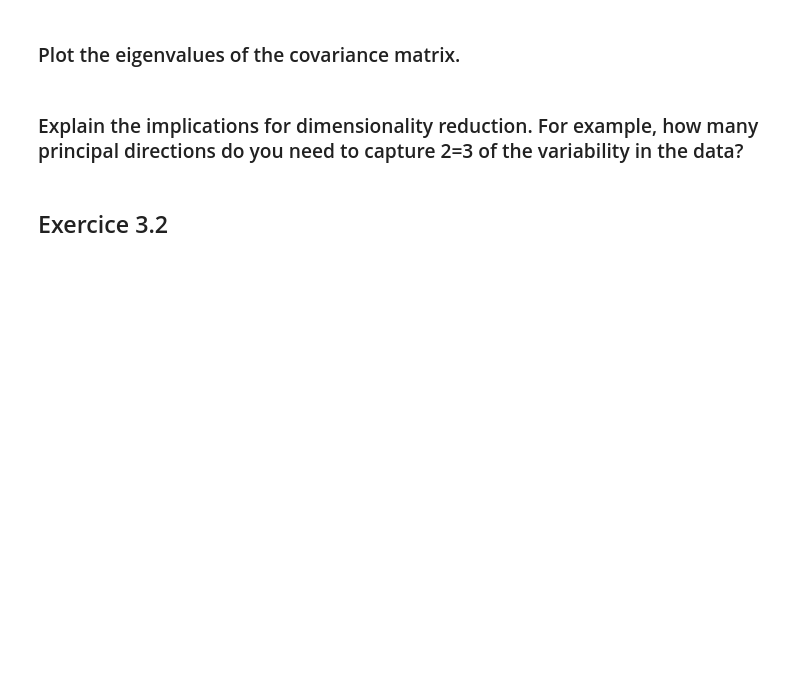
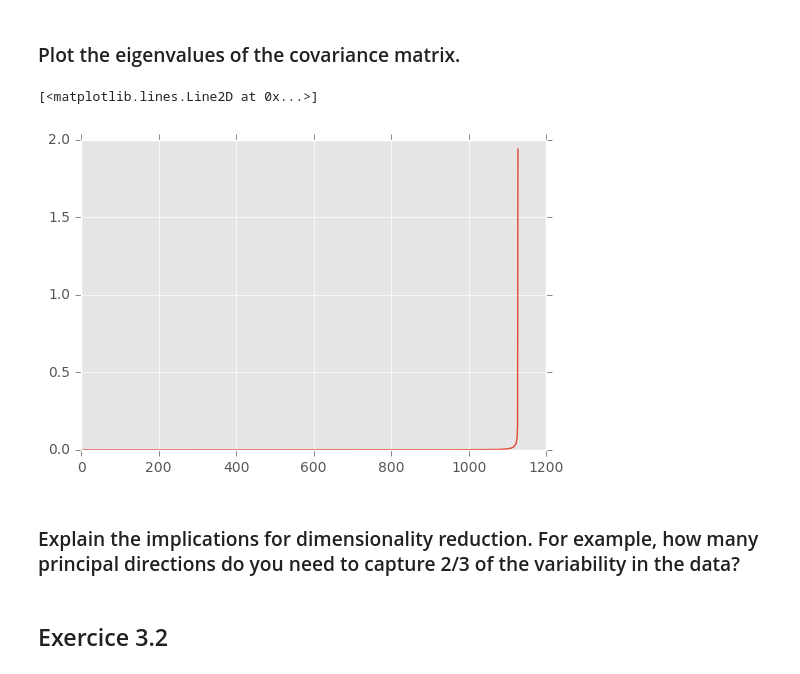
Before and after one commit to roblan11/InternetAnalyticsProject, a Jupyter notebook: ix-lab3/lab3-dimred.ipynb, the cells around one changed output. Cells and saved outputs as stored; diff of their text form; code cells hidden in the pictures; blank space fills up the shorter version.

```diff
--- a/ix-lab3/lab3-dimred.ipynb
+++ b/ix-lab3/lab3-dimred.ipynb
@@ -66,9 +102,17 @@ scoresByTag2.take(10)
 # %% [markdown]
 
 ### Plot the eigenvalues of the covariance matrix.
+# %%
+rel_cov = np.cov(relevance_array_load)
+eig_rel_cov = la.eigvals(rel_cov)
+# %%
+plt.plot(sorted(eig_rel_cov))
+# %% [output]
+[<matplotlib.lines.Line2D at 0x...>]
+[figure, added]
 # %% [markdown]
 
-### Explain the implications for dimensionality reduction. For example, how many principal directions do you need to capture 2=3 of the variability in the data?
+### Explain the implications for dimensionality reduction. For example, how many principal directions do you need to capture 2/3 of the variability in the data?
 # %% [markdown]
 ## Exercice 3.2
 # %% [markdown]
```
Also changed, not shown: parts of 24 cells of this notebook, 3 other files.
